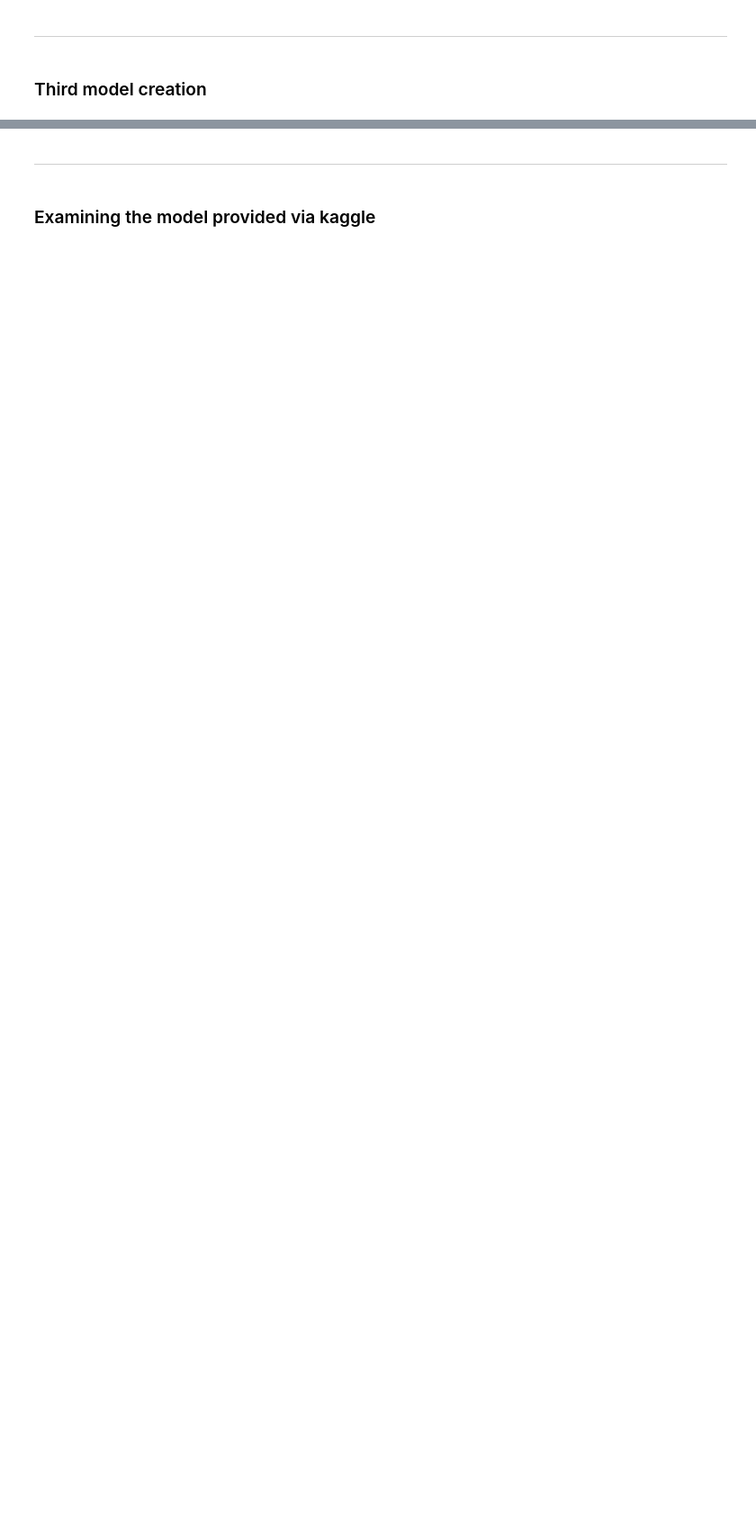
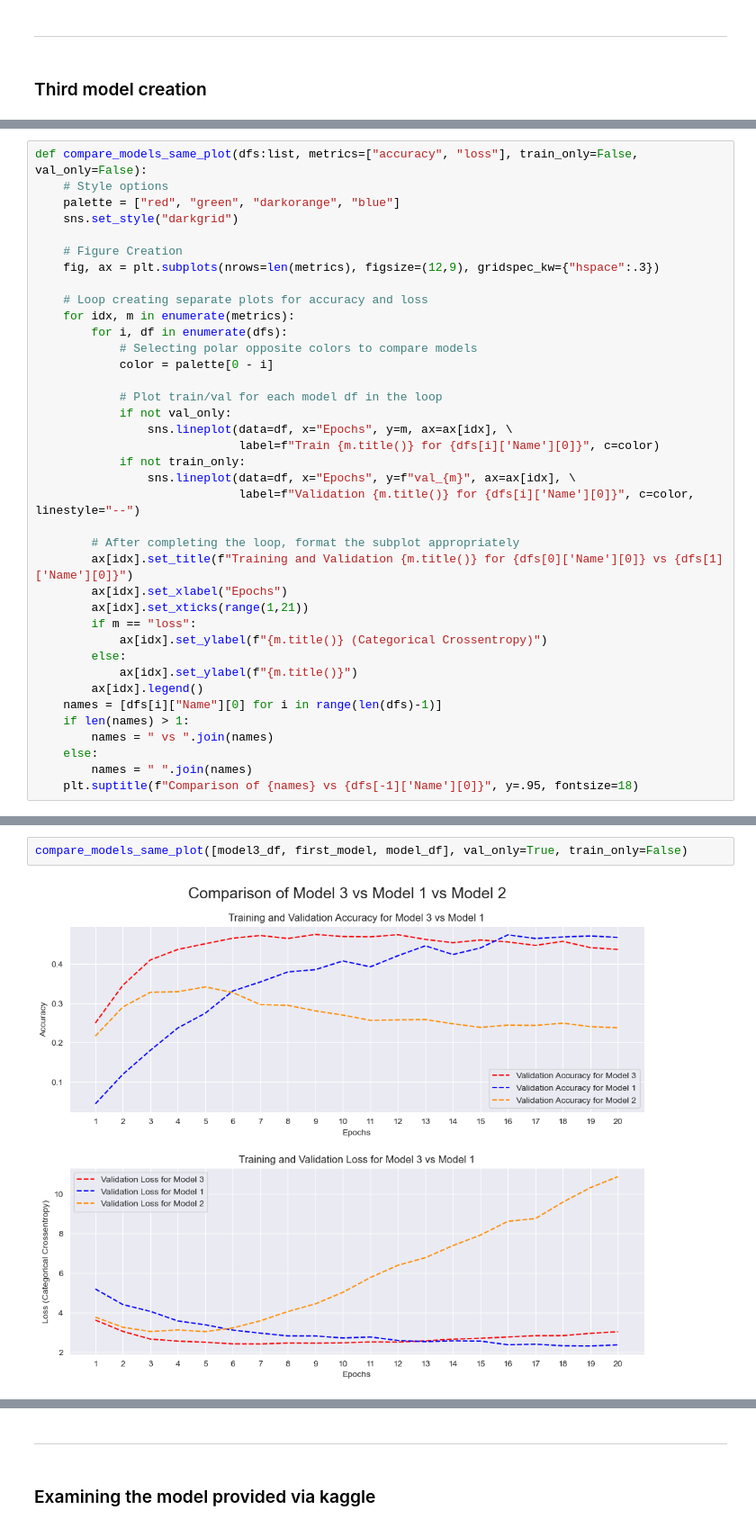
Before and after one commit to dvdhartsman/Bird_Species_Image_Classification, a Jupyter notebook: Bird_Classification_2.ipynb, the cells around one changed output, grey strips where cells are left out. Shown at 90% size. Drawn from its saved outputs; the diff is of its cells as text; blank space fills up the shorter version.

```diff
--- a/Bird_Classification_2.ipynb
+++ b/Bird_Classification_2.ipynb
@@ -399,0 +442,38 @@ KeyboardInterrupt:
+# %%
+def compare_models_same_plot(dfs:list, metrics=["accuracy", "loss"], train_only=False, val_only=False):
+    # Style options
+    palette = ["red", "green", "darkorange", "blue"]
+    sns.set_style("darkgrid")
+
+    # Figure Creation
+    fig, ax = plt.subplots(nrows=len(metrics), figsize=(12,9), gridspec_kw={"hspace":.3})
+
+    # Loop creating separate plots for accuracy and loss
+    for idx, m in enumerate(metrics):
+        for i, df in enumerate(dfs):
+            # Selecting polar opposite colors to compare models
+            color = palette[0 - i]
+
+            # Plot train/val for each model df in the loop
+            if not val_only:
+                sns.lineplot(data=df, x="Epochs", y=m, ax=ax[idx], \
+                             label=f"Train {m.title()} for {dfs[i]['Name'][0]}", c=color)
+            if not train_only:
+                sns.lineplot(data=df, x="Epochs", y=f"val_{m}", ax=ax[idx], \
+                             label=f"Validation {m.title()} for {dfs[i]['Name'][0]}", c=color, linestyle="--")
+
+        # After completing the loop, format the subplot appropriately
+        ax[idx].set_title(f"Training and Validation {m.title()} for {dfs[0]['Name'][0]} vs {dfs[1]['Name'][0]}")
+        ax[idx].set_xlabel("Epochs")
+        ax[idx].set_xticks(range(1,21))
+        if m == "loss":
+            ax[idx].set_ylabel(f"{m.title()} (Categorical Crossentropy)")
+        else:
+            ax[idx].set_ylabel(f"{m.title()}")
+        ax[idx].legend()
+    names = [dfs[i]["Name"][0] for i in range(len(dfs)-1)]
+    if len(names) > 1:
+        names = " vs ".join(names)
+    else:
+        names = " ".join(names)
+    plt.suptitle(f"Comparison of {names} vs {dfs[-1]['Name'][0]}", y=.95, fontsize=18)
@@ -399,0 +484,4 @@ KeyboardInterrupt:
+# %%
+compare_models_same_plot([model3_df, first_model, model_df], val_only=True, train_only=False)
+# %% [output]
+[figure, added]
```
Also changed, not shown: parts of 15 cells of this notebook.
